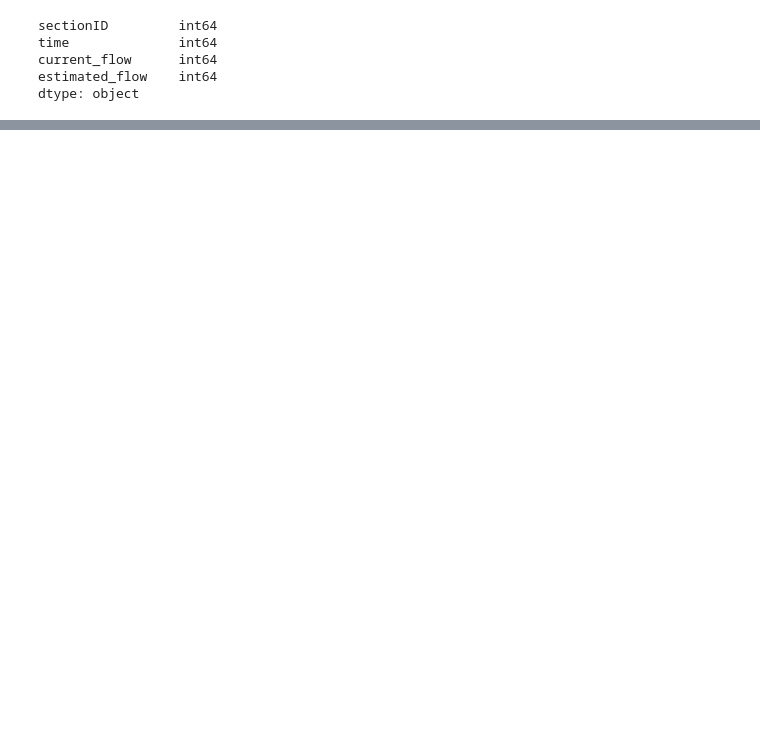
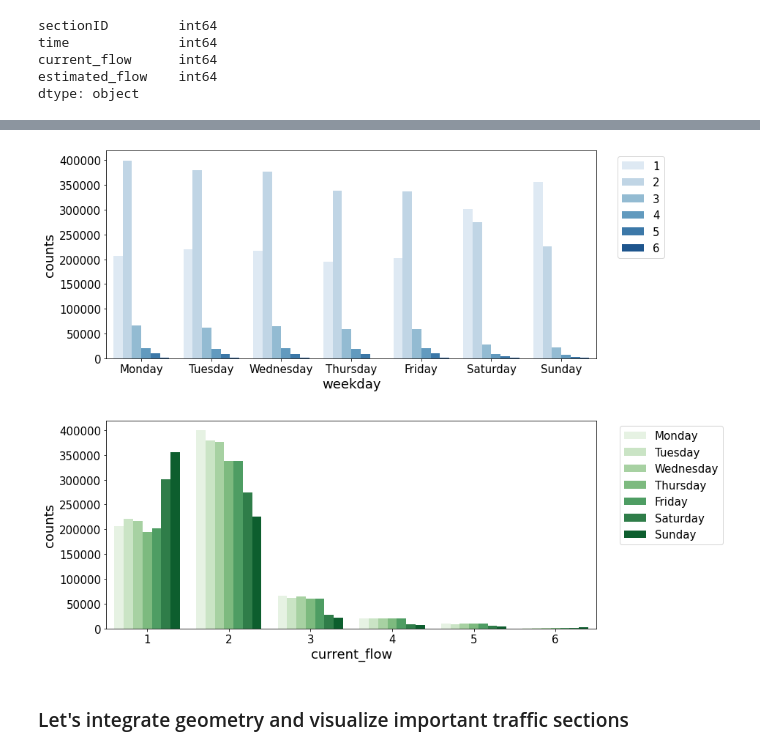
Before and after one commit to soyhyoj/BCN-TrafficForecast, a Jupyter notebook: notebooks/2. EDA.ipynb, the cells around one changed output, grey strips where cells are left out. Saved outputs shown, nothing was run; the diff lists cells and outputs as text; code cells hidden in the pictures; blank space fills up the shorter version.

```diff
--- a/notebooks/2. EDA.ipynb
+++ b/notebooks/2. EDA.ipynb
@@ -169,0 +202,6 @@ len(df_sep['sectionID'].unique())
+# %%
+# Traffic state by weekday
+traffic_by_weekday = pd.DataFrame(df_sep.groupby('current_flow')['weekday'].value_counts())
+traffic_by_weekday.columns = ['counts']
+traffic_by_weekday.reset_index(inplace=True)
+traffic_by_weekday.head(6)
@@ -169,0 +216,26 @@ len(df_sep['sectionID'].unique())
+# %%
+# Plot traffic state by weekday
+fig, ax = plt.subplots(2, 1, figsize=(12,12))
+plt.subplots_adjust(hspace=.3)
+
+order_of_days = ['Monday', 'Tuesday', 'Wednesday', 'Thursday', 'Friday', 'Saturday', 'Sunday']
+
+ax1 = sns.barplot(x='weekday', y='counts',
+                  data=traffic_by_weekday,
+                  order=order_of_days,
+                  hue='current_flow',
+                  palette='Blues',
+                  ax=ax[0])
+ax1.legend(bbox_to_anchor=(1.15, 1), loc='upper right')
+
+ax2 = sns.barplot(x='current_flow', y='counts',
+                  data=traffic_by_weekday,
+                  hue_order=order_of_days,
+                  hue='weekday',
+                  palette='Greens',
+                  ax=ax[1])
+ax2.legend(bbox_to_anchor=(1.27, 1), loc='upper right')
+
+plt.show()
+# %% [output]
+[figure, added]
@@ -170,3 +248,5 @@ len(df_sep['sectionID'].unique())
+# %% [markdown]
+### Let's integrate geometry and visualize important traffic sections
 # %%
 # Load geometry file
 query = '''
```
Also changed, not shown: parts of 20 cells of this notebook, 1 other file.
